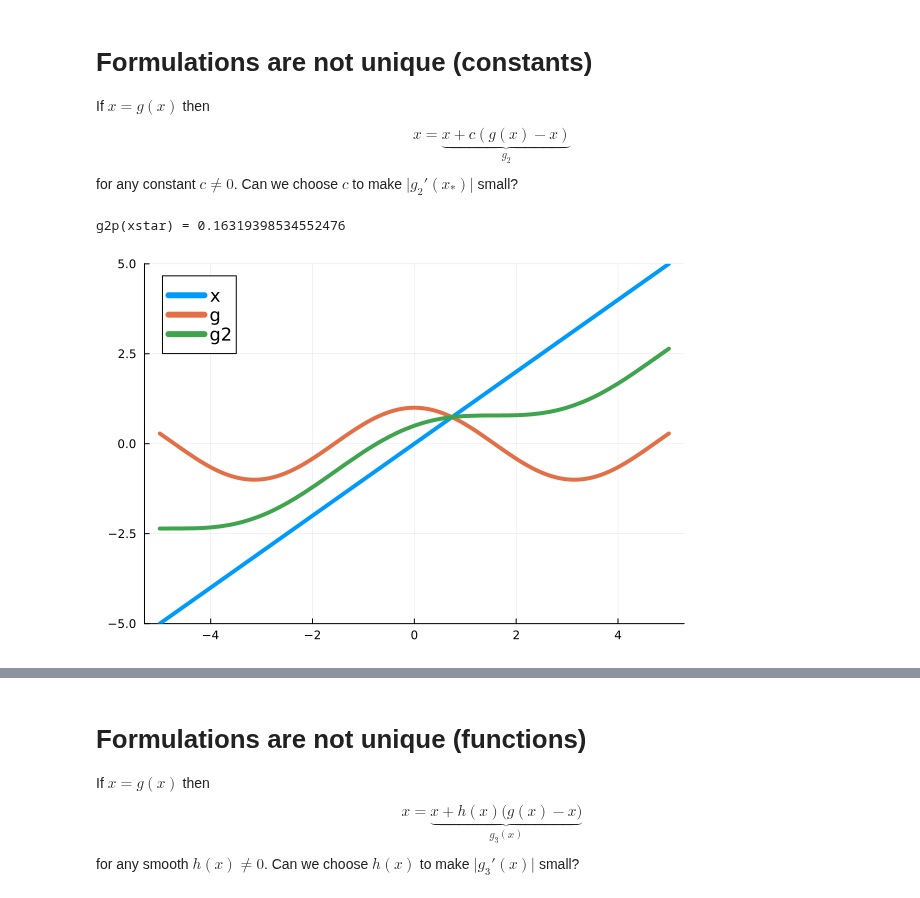
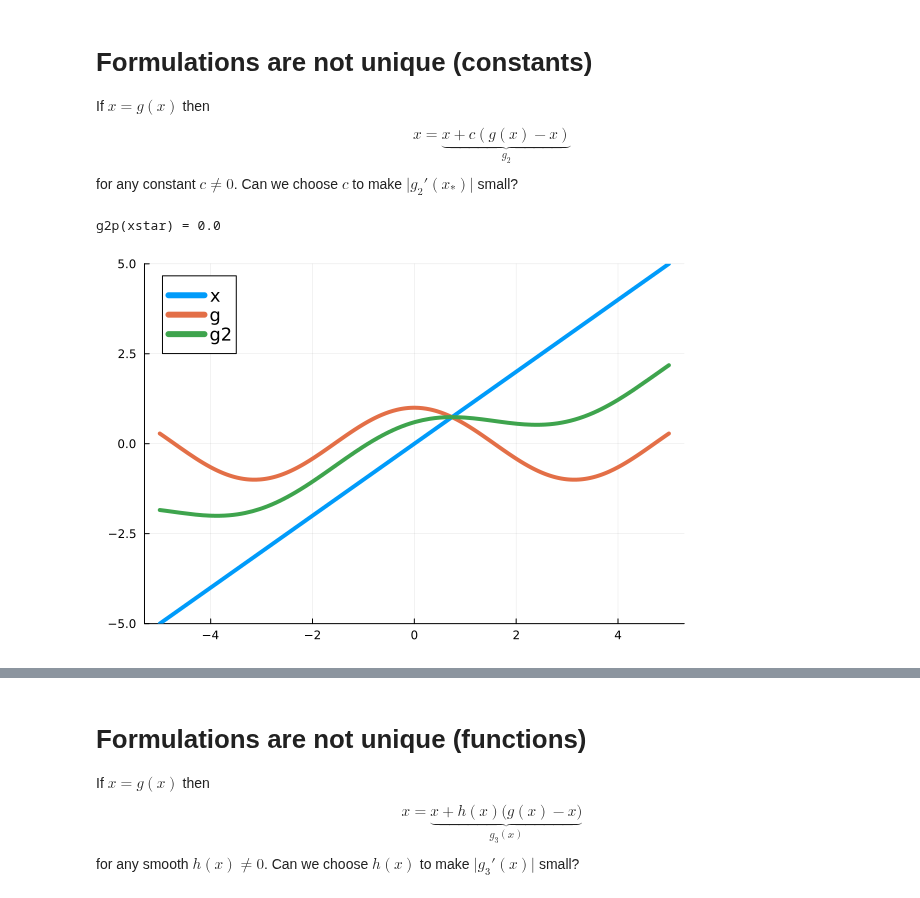
Before and after one commit to cu-numcomp/fall26, a Jupyter notebook: slides/2026-09-04-newton.ipynb, the cells around one changed output, grey strips where cells are left out. Drawn from its saved outputs; the diff is of its cells as text; code cells hidden in the pictures.

```diff
--- a/slides/2026-09-04-newton.ipynb
+++ b/slides/2026-09-04-newton.ipynb
@@ -301,14 +301,14 @@ If $x = g(x)$ then
 $$x = \underbrace{x + c(g(x) - x)}_{g_2}$$
 for any constant $c \ne 0$. Can we choose $c$ to make $\lvert g_2'(x_*) \rvert$ small?
 # %%
-c = .5; # c = -1/(gp(xstar)-1)
+c = .5;  c = -1/(gp(xstar)-1)
 g2(x) = x + c * (cos(x) - x)
 g2p(x) = 1 + c * (-sin(x) - 1)
 @show g2p(xstar)
 plot([x->x, g, g2], ylims=(-5, 5), label=["x" "g" "g2"])
 # %% [output]
-g2p(xstar) = 0.16319398534552476
+g2p(xstar) = 0.0
-[figure, old version]
+[figure, new version]
 # %%
 xs = fixed_point(g2, 1., 15)
 xs .- xstar
```
Also changed, not shown: parts of 1 cell of this notebook, 4 other files.
